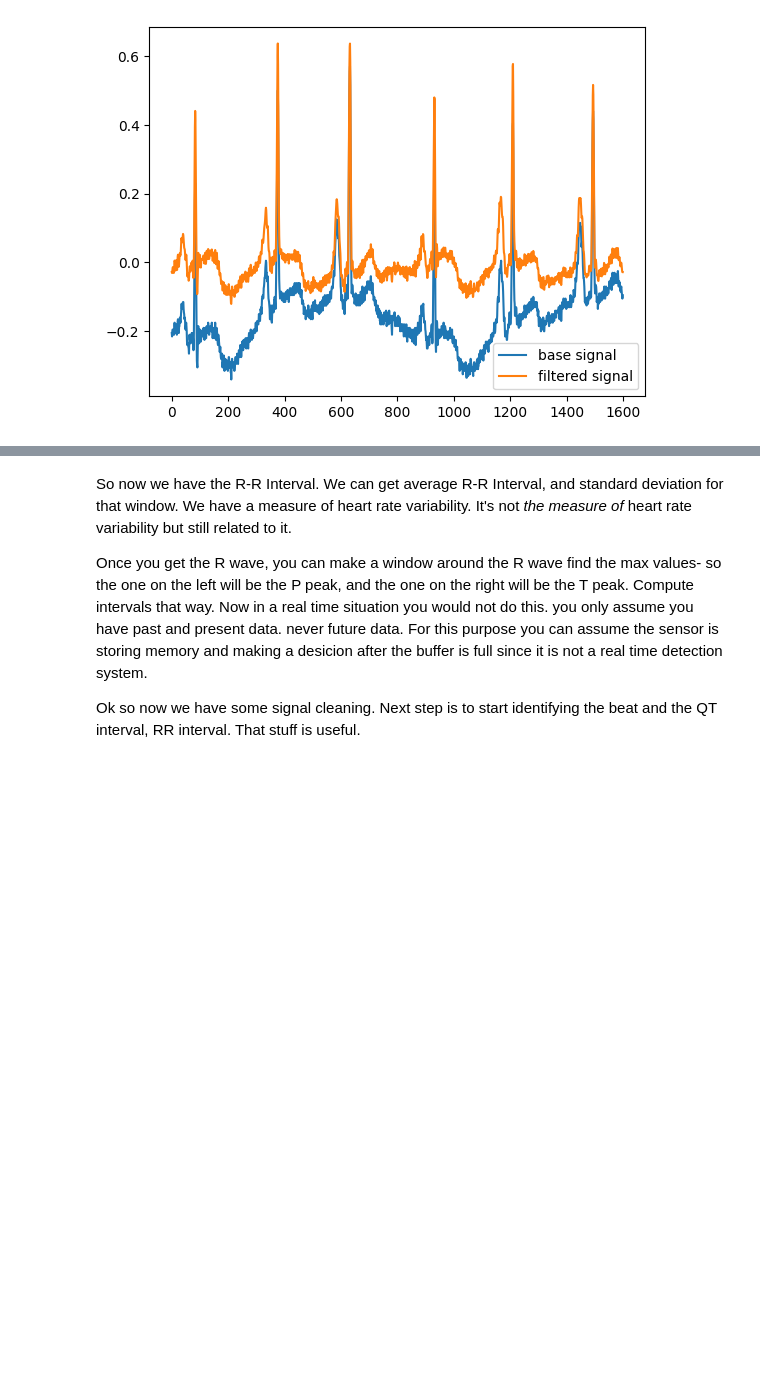
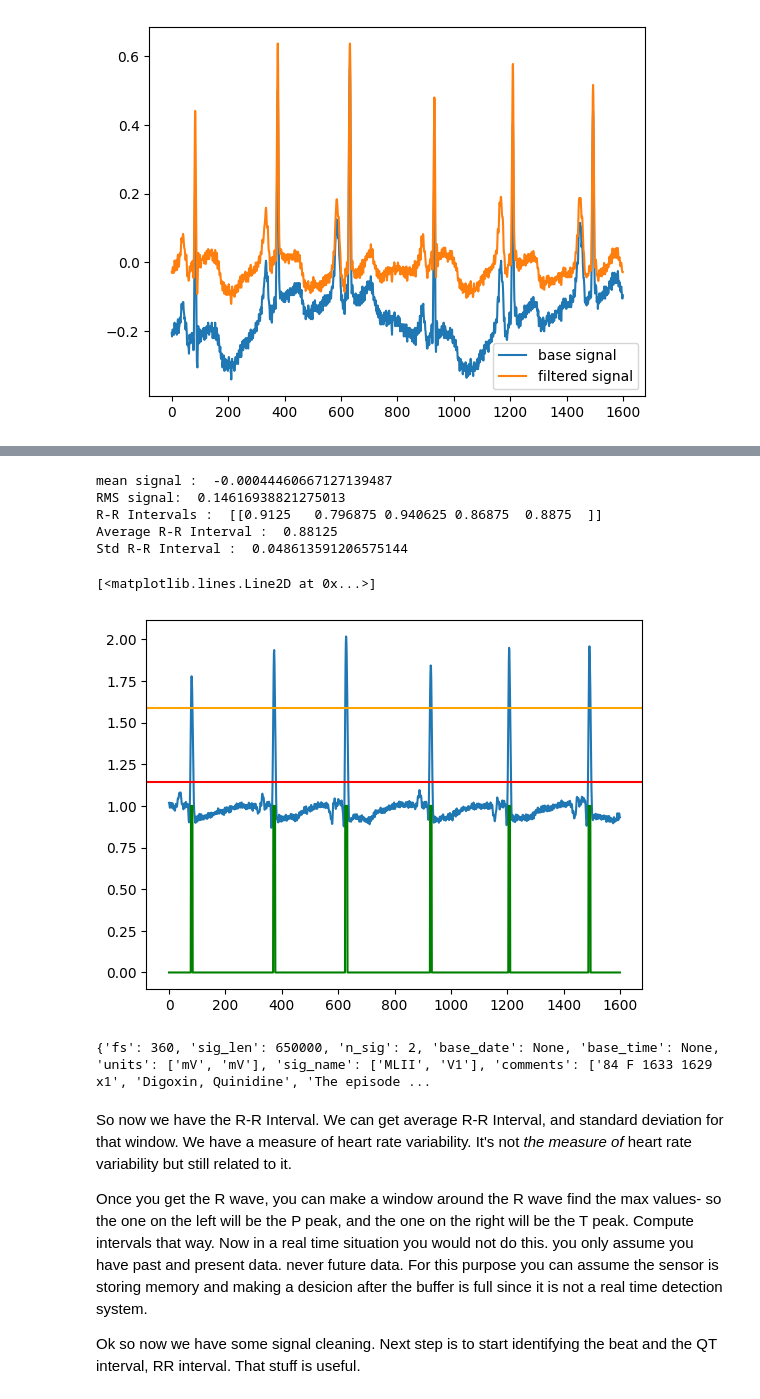
Before and after one commit to nuEGil/NotesOnTextTasks, a Jupyter notebook: CardiacSignalsStuff.ipynb, the cells around one changed output, grey strips where cells are left out. Drawn from its saved outputs; the diff is of its cells as text; code cells hidden in the pictures; blank space fills up the shorter version.

```diff
--- a/CardiacSignalsStuff.ipynb
+++ b/CardiacSignalsStuff.ipynb
@@ -259,5 +282,28 @@ Std R-R Interval :  0.06949537523590325
+# %%
+
+# the other veiw has an inverted QRS - so take absolute value to get it to work.
+outputs_1 = GetRRInterval(filtered_data[:,1], T0=20, T=25, th = 4)
+plt.figure()
+plt.plot(outputs_1['win_filtered_data'] + 1)
+plt.axhline(outputs_1['rms'] + 1, color = 'red')
+plt.axhline(outputs_1['th']*outputs_1['rms'] + 1, color = 'orange')
+
+plt.plot(outputs_1['R_waves'], 'g')
+# %% [output]
+mean signal :  -0.00044460667127139487
+RMS signal:  0.14616938821275013
+R-R Intervals :  [[0.9125   0.796875 0.940625 0.86875  0.8875  ]]
+Average R-R Interval :  0.88125
+Std R-R Interval :  0.048613591206575144
+[<matplotlib.lines.Line2D at 0x...>]
+[figure, added]
 # %%
 plt.close('all')
+# %%
+# Then here I want to make sure the fields all make sense for this signal.
+print(fields_)
+# %% [output]
+{'fs': 360, 'sig_len': 650000, 'n_sig': 2, 'base_date': None, 'base_time': None, 'units': ['mV', 'mV'], 'sig_name': ['MLII', 'V1'], 'comments': ['84 F 1633 1629 x1', 'Digoxin, Quinidine', 'The episode ...
 # %% [markdown]
 So now we have the R-R Interval. We can get average R-R Interval, and standard deviation for that window. We have a measure of heart rate variability. It's not *the measure of* heart rate variability but still related to it.
 
```
Also changed, not shown: parts of 5 cells of this notebook.
